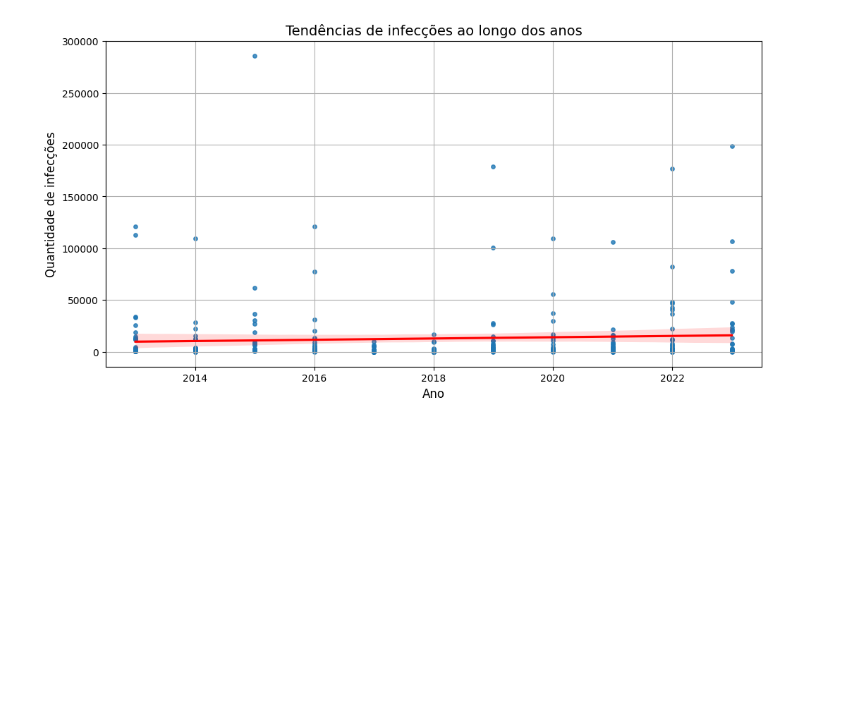
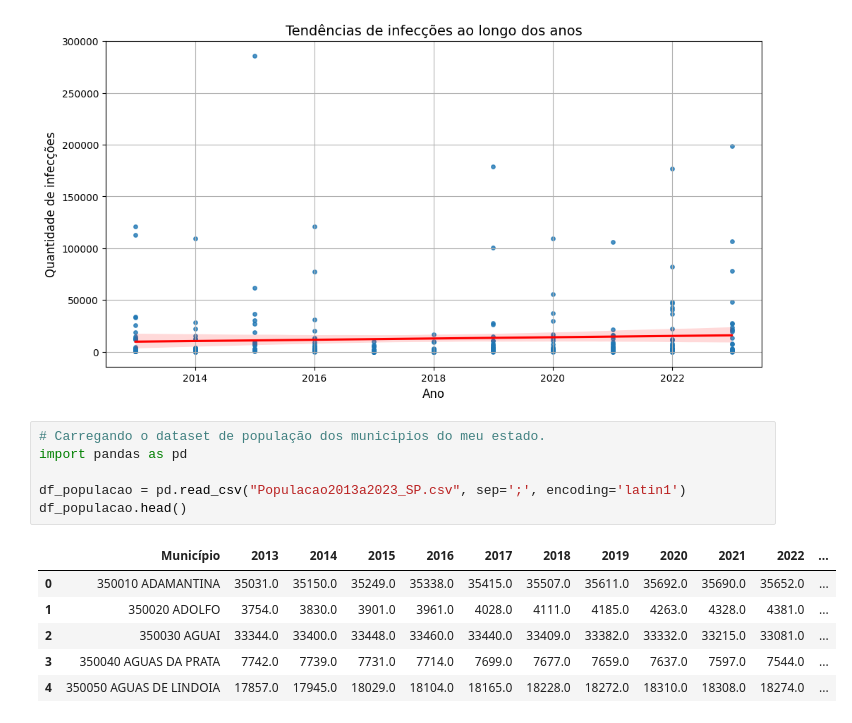
Before and after one commit to AndBalbino/AnaliseDeDados_DengueBrasil, a Jupyter notebook: Dengue_Brasil.ipynb, the cells around one changed output. Saved outputs shown, nothing was run; the diff lists cells and outputs as text; blank space fills up the shorter version.

Commit message:
Inserindo o arquivo de população e fazendo projeções

```diff
--- a/Dengue_Brasil.ipynb
+++ b/Dengue_Brasil.ipynb
@@ -364,3 +364,16 @@ plt.ylabel('Quantidade de infecções', fontsize = 12)
 plt.grid(True)
 # %% [output]
 [figure]
+# %%
+# Carregando o dataset de população dos municipios do meu estado.
+import pandas as pd
+
+df_populacao = pd.read_csv("Populacao2013a2023_SP.csv", sep=';', encoding='latin1')
+df_populacao.head()
+# %% [output]
+|  | Município | 2013 | 2014 | 2015 | 2016 | 2017 | 2018 | 2019 | 2020 | 2021 | 2022 | ... |
+| 0 | 350010 ADAMANTINA | 35031.0 | 35150.0 | 35249.0 | 35338.0 | 35415.0 | 35507.0 | 35611.0 | 35692.0 | 35690.0 | 35652.0 | ... |
+| 1 | 350020 ADOLFO | 3754.0 | 3830.0 | 3901.0 | 3961.0 | 4028.0 | 4111.0 | 4185.0 | 4263.0 | 4328.0 | 4381.0 | ... |
+| 2 | 350030 AGUAI | 33344.0 | 33400.0 | 33448.0 | 33460.0 | 33440.0 | 33409.0 | 33382.0 | 33332.0 | 33215.0 | 33081.0 | ... |
+| 3 | 350040 AGUAS DA PRATA | 7742.0 | 7739.0 | 7731.0 | 7714.0 | 7699.0 | 7677.0 | 7659.0 | 7637.0 | 7597.0 | 7544.0 | ... |
+| 4 | 350050 AGUAS DE LINDOIA | 17857.0 | 17945.0 | 18029.0 | 18104.0 | 18165.0 | 18228.0 | 18272.0 | 18310.0 | 18308.0 | 18274.0 | ... |
```
Also changed, not shown: parts of 21 cells of this notebook.
